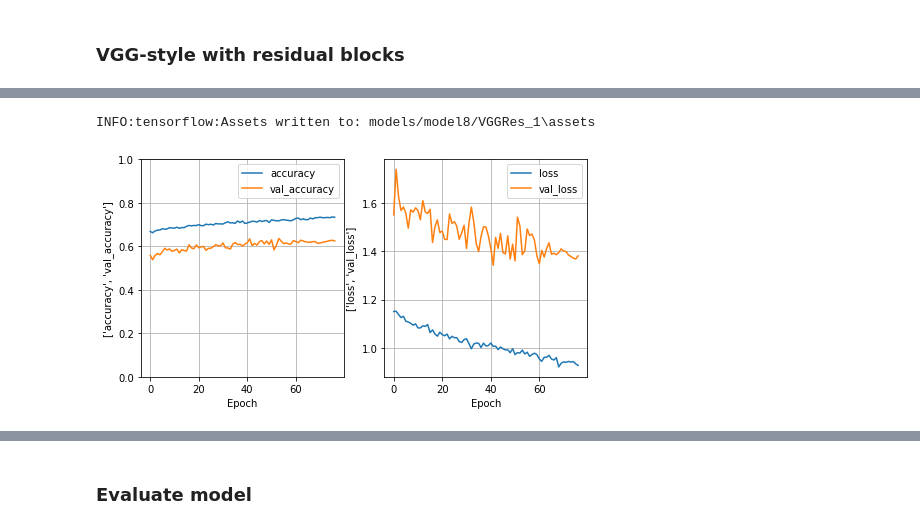
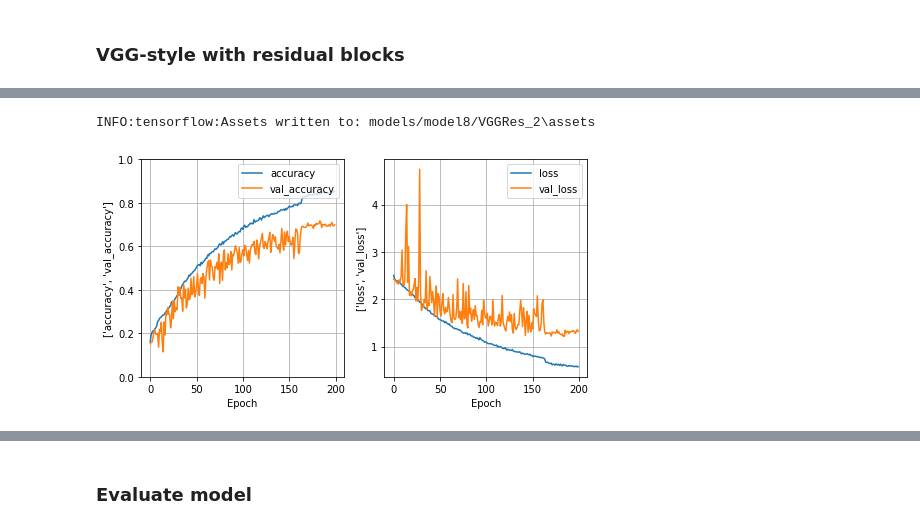
Before and after one commit to guillaume-jones/INF8245E, a Jupyter notebook: Kaggle/model8_vgg_res.ipynb, the cells around one changed output, grey strips where cells are left out. Saved outputs shown, nothing was run; the diff lists cells and outputs as text; code cells hidden in the pictures.

Commit message:
Train new VGG Res models, accuracy 79%

```diff
--- a/Kaggle/model8_vgg_res.ipynb
+++ b/Kaggle/model8_vgg_res.ipynb
@@ -78,10 +78,10 @@ class VGGRes(kt.HyperModel):
             dense_dropout = hyperparameters.Float('dense_dropout', 0.3, 0.5, step=0.1)
         else:
             dense_l2_reg = 0.0001
-            dense_dropout = 0.7
+            dense_dropout = 0.6
 
         # Fixed hyperparameters
-        learning_rate = 0.001
+        learning_rate = 0.0005
         conv_12_reg = 0.00001
 
         input_layer = layers.Input(shape=(96, 96, 1))
@@ -96,8 +96,7 @@ class VGGRes(kt.HyperModel):
 
         output = self.residual_module(output, 128, stride=2, l2_reg=conv_12_reg)
 
-        output = self.residual_module(
-            output, 256, stride=2, bottleneck=128, l2_reg=conv_12_reg)
+        output = self.residual_module(output, 256, stride=2, l2_reg=conv_12_reg)
 
         output = self.residual_module(
             output, 512, stride=2, bottleneck=256, l2_reg=conv_12_reg)
@@ -169,11 +185,11 @@ model, history = kaggle.train_model(
 # %%
-# Save model
-model_name = 'VGGRes_1'
-model.save(f'models/{model_number}/VGGRes_1')
-
 # Plot model statistics during training
 kaggle.plot_model_history(history, [['accuracy', 'val_accuracy'], ['loss', 'val_loss']])
+
+# Save model
+model_name = 'VGGRes_2'
+model.save(f'models/{model_number}/{model_name}')
 # %% [output]
-INFO:tensorflow:Assets written to: models/model8/VGGRes_1\assets
+INFO:tensorflow:Assets written to: models/model8/VGGRes_2\assets
-[figure, old version]
+[figure, new version]
 # %%
```
Also changed, not shown: parts of 5 cells of this notebook, 14 other files.
